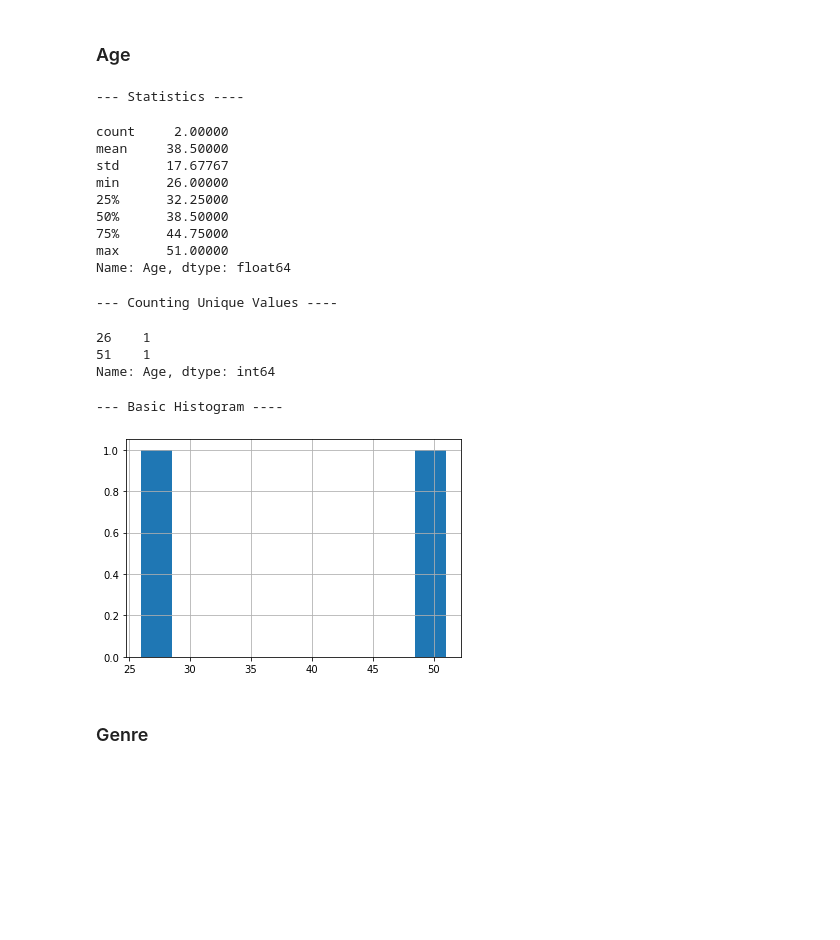
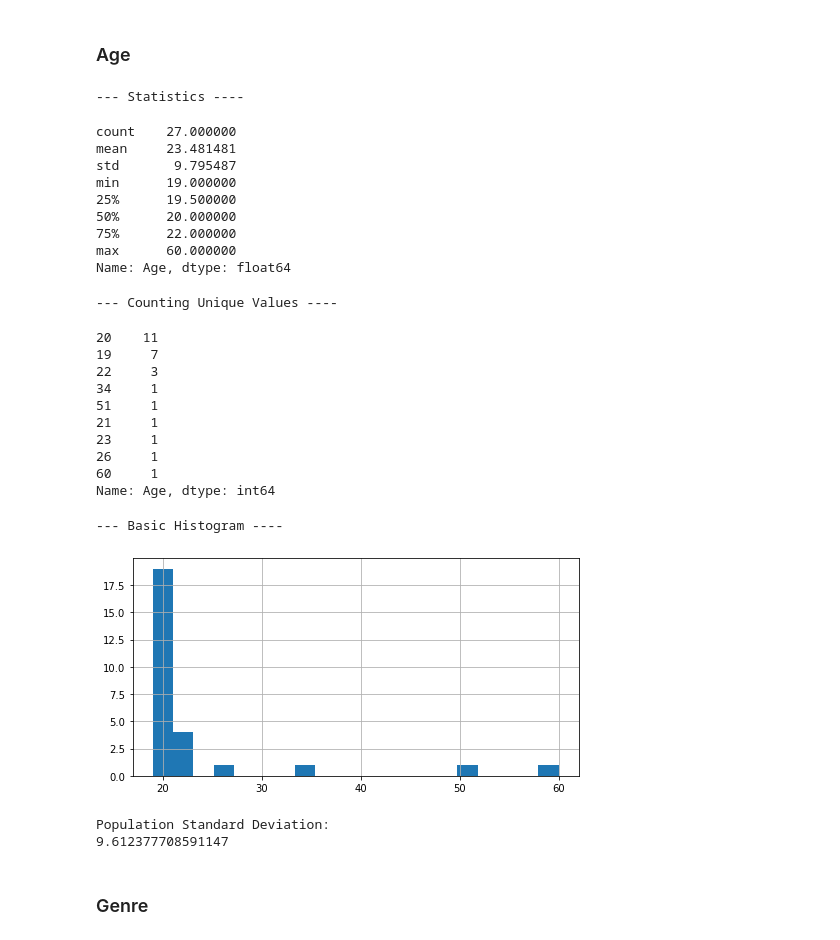
Before and after one commit to YanuX-Framework/YanuX-Cruncher, a Jupyter notebook: JuxtBoardUserStudy.ipynb, the cells around one changed output. Drawn from its saved outputs; the diff is of its cells as text; code cells hidden in the pictures; blank space fills up the shorter version.

Commit message:
- Working on JuxtBoard User Study Stats!

```diff
--- a/JuxtBoardUserStudy.ipynb
+++ b/JuxtBoardUserStudy.ipynb
@@ -9,13 +11,15 @@ import matplotlib.pyplot as plt
 # %% [markdown]
 ## Helper Functions
 # %%
-def print_stats(data):
+def print_stats(data, hist_bins=10, hist_size=(8,4)):
     print('--- Statistics ----')
     display(data.describe())
+    print('\n')
     print('--- Counting Unique Values ----')
     display(data.value_counts())
+    print('\n')
     print('--- Basic Histogram ----')
-    data.hist()
+    data.hist(bins=hist_bins, figsize=hist_size)
     plt.show()
 
 def calculate_sus(data):
@@ -28,10 +32,13 @@ def calculate_sus(data):
     data['Score'] = data.iloc[:,0:10].sum(axis=1)
     data['Score 100'] = data['Score'] * (100/60)
     return data
+
+def confidence_interval_t(data, confidence_level=0.95):
+    return stats.t.interval(confidence_level, data.count()-1, data.mean(), data.sem())
 # %% [markdown]
 ## Load Excel
 # %%
-data = pd.read_excel('data/juxtboard/questionnaire-responses.xlsx', sheet_name=None)
+data = pd.read_excel('data/juxtboard/juxtboard-questionnaire-responses.xlsx', sheet_name=None)
 # %% [markdown]
 ## Basic Data
 # %%
@@ -69,24 +72,35 @@ display(data_basic)
 ### Age
 # %%
 data_basic_age = data_basic['Age']
-print_stats(data_basic_age)
+print_stats(data_basic_age, hist_bins=20)
+print('Population Standard Deviation:')
+print(data_basic_age.std(ddof=0))
 # %% [output]
 --- Statistics ----
-count     2.00000
-mean     38.50000
-std      17.67767
-min      26.00000
-25%      32.25000
-50%      38.50000
-75%      44.75000
-max      51.00000
+count    27.000000
+mean     23.481481
+std       9.795487
+min      19.000000
+25%      19.500000
+50%      20.000000
+75%      22.000000
+max      60.000000
 Name: Age, dtype: float64
 --- Counting Unique Values ----
-26    1
-51    1
+20    11
+19     7
+22     3
+34     1
+51     1
+21     1
+23     1
+26     1
+60     1
 Name: Age, dtype: int64
 --- Basic Histogram ----
-[figure, old version]
+[figure, new version]
+Population Standard Deviation:
+9.612377708591147
 # %% [markdown]
 ### Genre
 # %%
```
Also changed, not shown: parts of 79 cells of this notebook, 3 other files.
